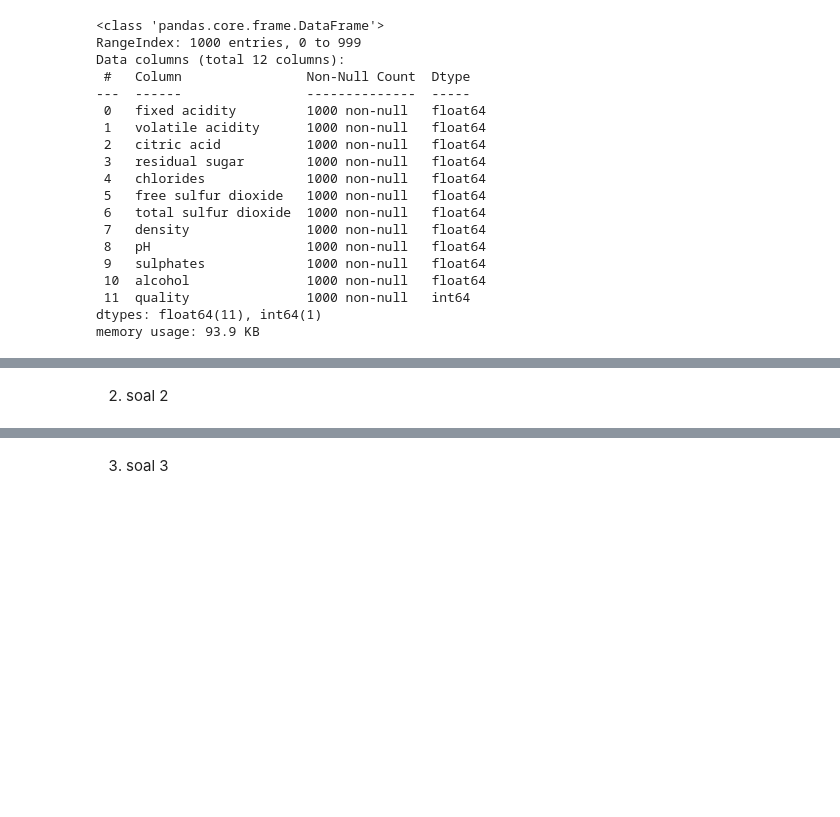
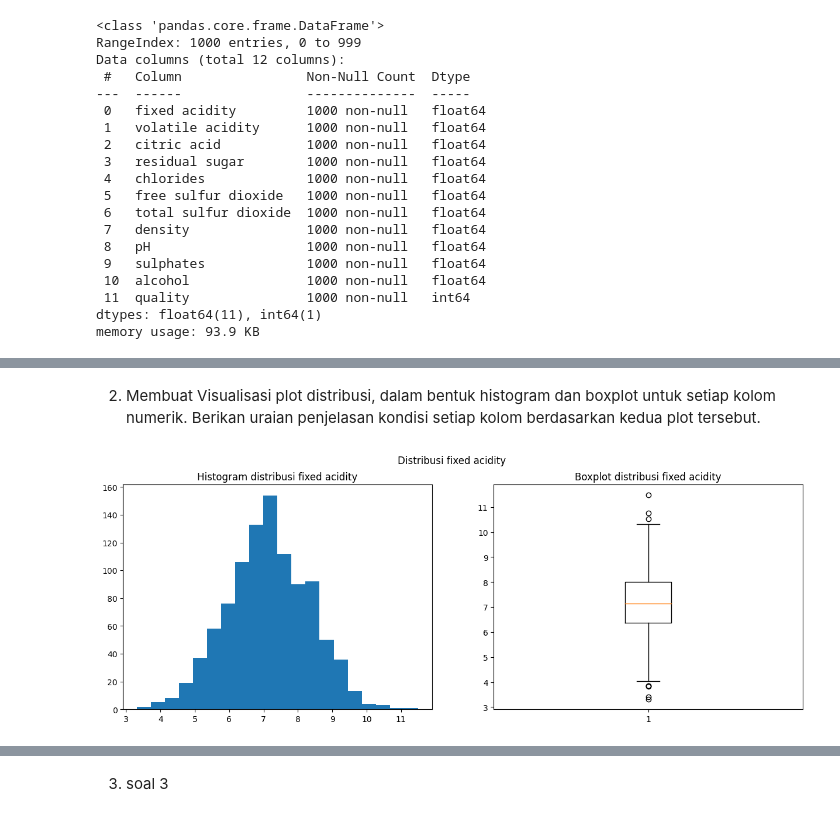
Before and after one commit to febryanarota/Tugas-Besar-Probstat, a Jupyter notebook: main.ipynb, the cells around one changed output, grey strips where cells are left out. Saved outputs shown, nothing was run; the diff lists cells and outputs as text; code cells hidden in the pictures; blank space fills up the shorter version.

Commit message:
add plot no 2

```diff
--- a/main.ipynb
+++ b/main.ipynb
@@ -67,5 +67,3 @@ desc
 | sulphates | 0.598390 | 0.595000 | 0.590000 | 0.100819 | 0.290000 | 0.960000 | 0.670000 | 0.530000 | 0.595000 | 0.670000 | 0.140000 | ... |
 | alcohol | 10.592280 | 10.610000 | 9.860000 | 1.510706 | 6.030000 | 15.020000 | 8.990000 | 9.560000 | 10.610000 | 11.622500 | 2.062500 | ... |
 | quality | 7.958000 | 8.000000 | 8.000000 | 0.902802 | 5.000000 | 10.000000 | 5.000000 | 7.000000 | 8.000000 | 9.000000 | 2.000000 | ... |
-# %% [markdown]
-2. soal 2
@@ -73,0 +70,18 @@ desc
+# %% [markdown]
+2. Membuat Visualisasi plot distribusi, dalam bentuk histogram dan boxplot untuk setiap
+kolom numerik. Berikan uraian penjelasan kondisi setiap kolom berdasarkan kedua plot
+tersebut.
+# %%
+# code no 2
+def plot_distribusi(data, title):
+    fig, ax = plt.subplots(1, 2, figsize=(15, 5))
+    fig.suptitle(title)
+    ax[0].hist(data, bins=20)
+    ax[1].boxplot(data)
+    ax[0].set_title("Histogram " + title.lower())
+    ax[1].set_title("Boxplot " + title.lower())
+    plt.show()
+# %%
+plot_distribusi(df["fixed acidity"], "Distribusi fixed acidity")
+# %% [output]
+[figure, added]
```
Also changed, not shown: parts of 24 cells of this notebook.
